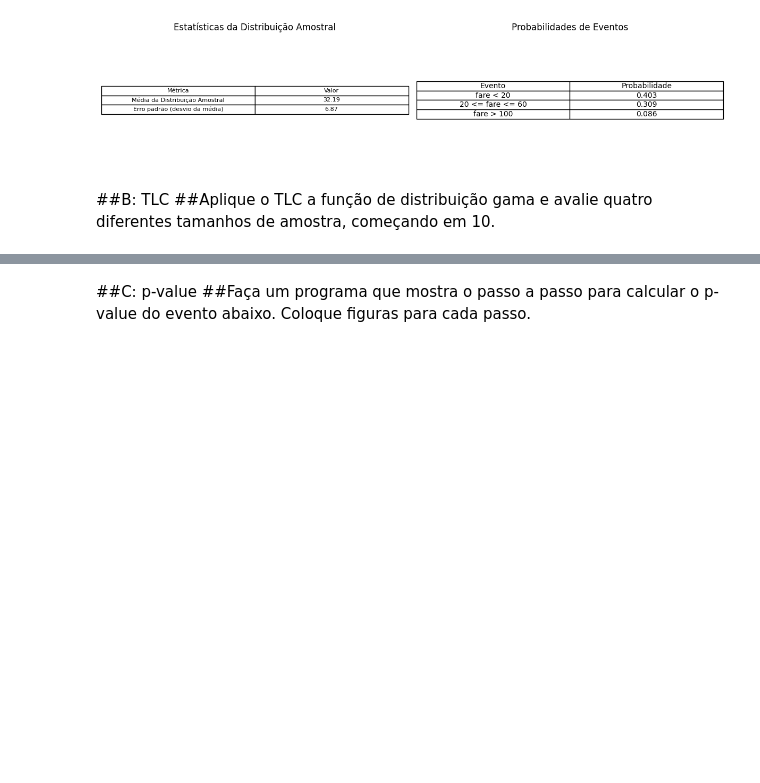
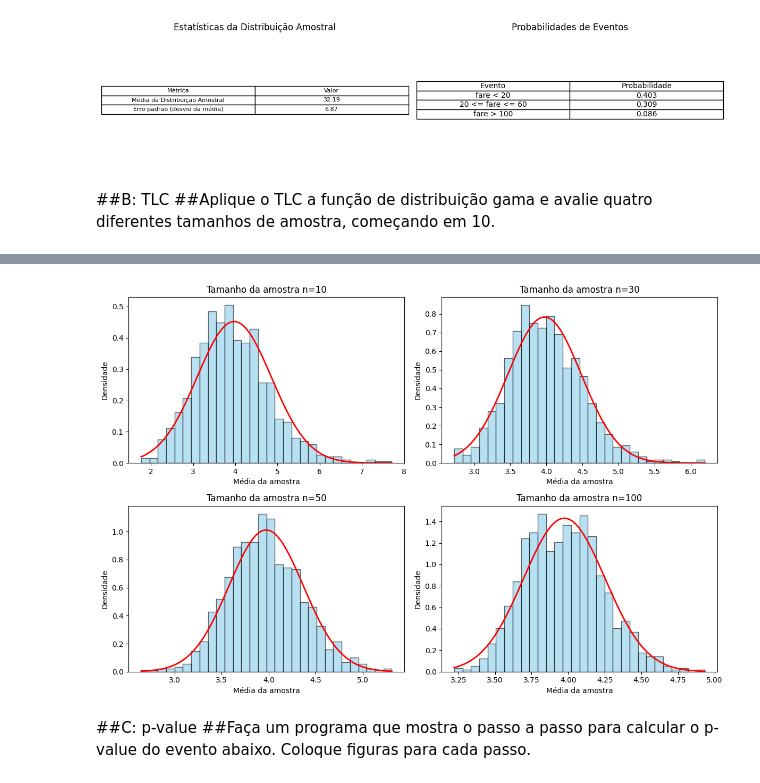
Before and after one commit to falloutdey/Atividade1_LLM_e_Estatistica, a Jupyter notebook: Atividade1_LLM_e_Estatistica.ipynb, the cells around one changed output, grey strips where cells are left out. Saved outputs shown, nothing was run; the diff lists cells and outputs as text; code cells hidden in the pictures; blank space fills up the shorter version.

```diff
--- a/Atividade1_LLM_e_Estatistica.ipynb
+++ b/Atividade1_LLM_e_Estatistica.ipynb
@@ -287,3 +292,41 @@ plt.show()
+# %%
+#Imports
+import numpy as np
+import matplotlib.pyplot as plt
+from scipy.stats import gamma, norm
+
+#Parâmetros Gama
+shape = 2
+scale = 2
+tamanho_populacao = 10000
+
+populacao = gamma.rvs(a=shape, scale=scale, size=tamanho_populacao)
+
+#Tamanho das Amostras
+amostras_tamanhos = [10, 30, 50, 100]
+numero_amostras = 1000
+
+plt.figure(figsize=(12,8))
+
+for i, n in enumerate(amostras_tamanhos, 1):
+  medias_amostrais = [np.mean(np.random.choice(populacao, size=n, replace=False)) for _ in range(numero_amostras)]
+
+  plt.subplot(2, 2, i)
+  plt.hist(medias_amostrais, bins=30, density=True, alpha=0.6, color='skyblue', edgecolor='black')
+
+  media = np.mean(populacao)
+  sigma = np.std(populacao) / np.sqrt(n)
+  x = np.linspace(min(medias_amostrais), max(medias_amostrais), 200)
+  plt.plot(x, norm.pdf(x, media, sigma), 'r', linewidth=2)
+
+  plt.title(f"Tamanho da amostra n={n}")
+  plt.xlabel("Média da amostra")
+  plt.ylabel("Densidade")
+
+plt.tight_layout()
+plt.show()
+# %% [output]
+[figure, added]
 # %% [markdown]
 ##C: p-value
 ##Faça um programa que mostra o passo a passo para calcular o p-value do evento abaixo. Coloque figuras para cada passo.
```
Also changed, not shown: parts of 1 cell of this notebook.
